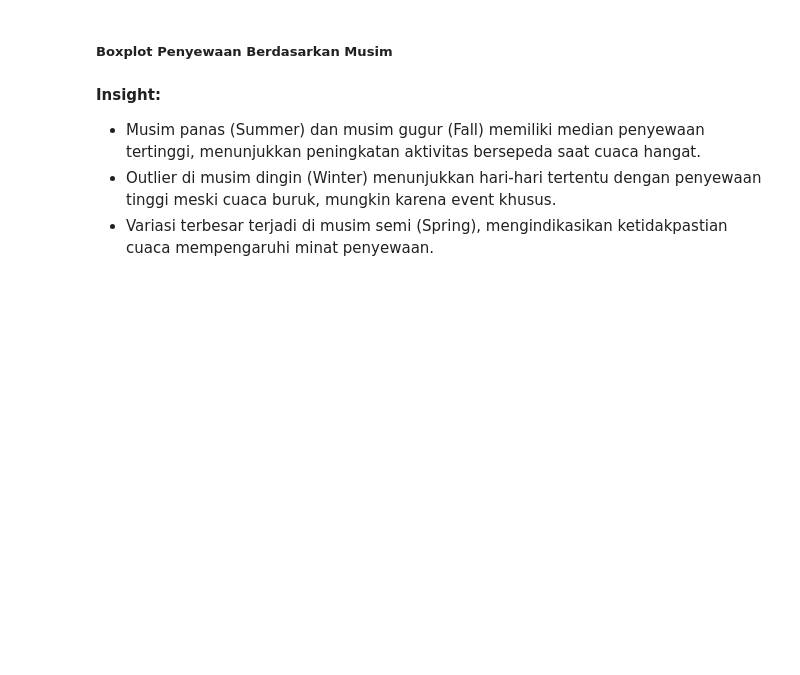
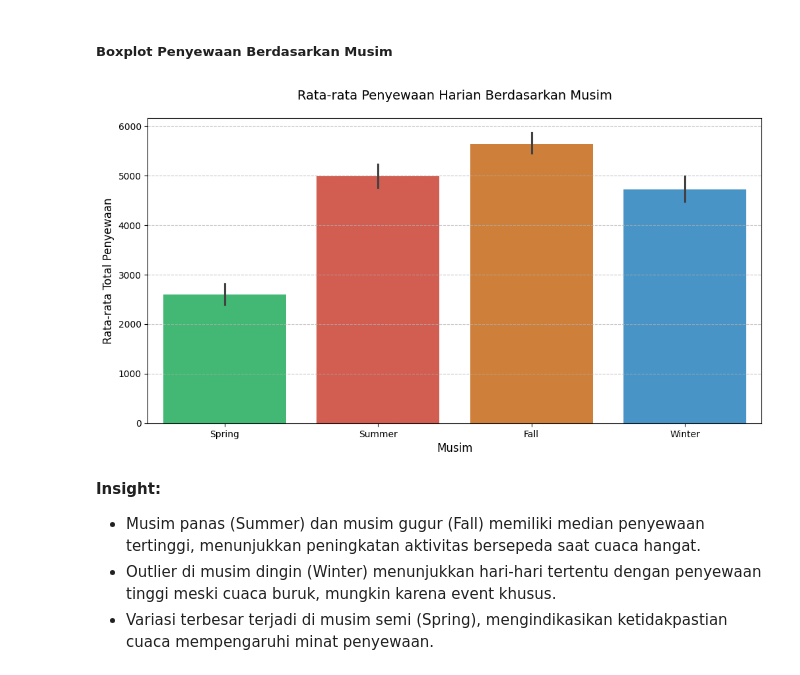
Before and after one commit to Fxf28/projek-analisis-data-1, a Jupyter notebook: notebook.ipynb, the cells around one changed output. Cells and saved outputs as stored; diff of their text form; code cells hidden in the pictures; blank space fills up the shorter version.

```diff
--- a/notebook.ipynb
+++ b/notebook.ipynb
@@ -1120,35 +1223,35 @@ print(hours_df["hour"].value_counts().sort_index())
 # %%
 season_labels = {
     1: "Spring",
     2: "Summer",
     3: "Fall",
     4: "Winter"
 }
-days_df["season"] = days_df["season_code"].map(season_labels).astype("category")
+days_df["season_label"] = days_df["season_code"].map(season_labels).astype("category")
 season_palette = {
     "Spring": "#2ecc71",
     "Summer": "#e74c3c",
     "Fall": "#e67e22",
     "Winter": "#3498db"
 }
 
-plt.figure(figsize=(12,7))
-sns.boxplot(
+plt.figure(figsize=(12,6))
+sns.barplot(
     data=days_df,
-    x="season",
+    x="season_label",
     y="total_rentals",
-    hue="season",
+    hue="season_label",
     palette=season_palette,
-    order=["Spring", "Summer", "Fall", "Winter"],
-    dodge=False,
-    legend=False
+    order=["Spring", "Summer", "Fall", "Winter"]
 )
-plt.title("Distribusi Penyewaan Harian Berdasarkan Musim", fontsize=14, pad=20)
+plt.title("Rata-rata Penyewaan Harian Berdasarkan Musim", fontsize=14, pad=20)
 plt.xlabel("Musim", fontsize=12)
-plt.ylabel("Total Penyewaan", fontsize=12)
+plt.ylabel("Rata-rata Total Penyewaan", fontsize=12)
 plt.xticks(fontsize=10)
 plt.grid(axis='y', linestyle='--', alpha=0.7)
 plt.show()
+# %% [output]
+[figure, added]
 # %% [markdown]
 <p><strong>Insight:</strong></p>
 <ul>
```
Also changed, not shown: parts of 31 cells of this notebook, 2 other files.
